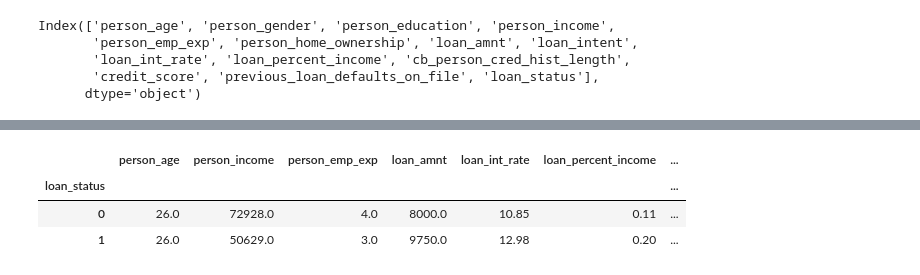
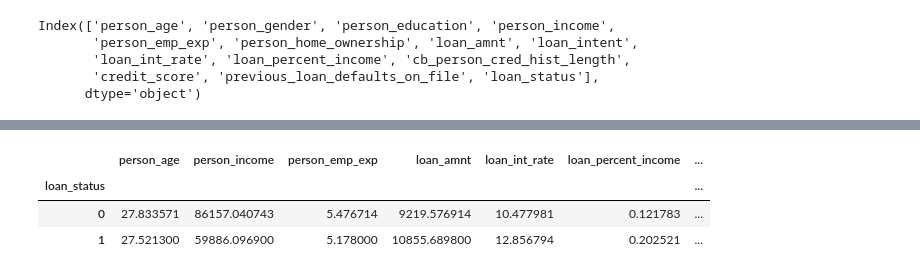
Before and after one commit to zhou1126/Marquette_teaching_finance, a Jupyter notebook: class3_loan_approval_classification.ipynb, the cells around one changed output, grey strips where cells are left out. Cells and saved outputs as stored; diff of their text form; code cells hidden in the pictures.

```diff
--- a/class3_loan_approval_classification.ipynb
+++ b/class3_loan_approval_classification.ipynb
@@ -27,6 +25,8 @@ import numpy as np # linear algebra
 import pandas as pd # data processing, CSV file I/O (e.g. pd.read_csv)
 import matplotlib.pyplot as plt
 
+# Show all columns when printing the DataFrame
+pd.set_option('display.max_columns', None)
 # Input data files are available in the read-only "../input/" directory
 # For example, running this (by clicking run or pressing Shift+Enter) will list all files under the input directory
 
@@ -80,3 +80,17 @@ Data columns (total 14 columns):
  13  loan_status                     45000 non-null  int64
 dtypes: float64(6), int64(3), object(5)
 memory usage: 4.8+ MB
+# %%
+# Strip whitespace from column names
+df.columns = df.columns.str.strip()
+
+# Identify categorical columns
+categorical_cols = ['person_gender', 'person_education', 'person_home_ownership', 'loan_intent', 'previous_loan_defaults_on_file']
+
+# present all unique values per categorical columns
+for col in categorical_cols:
+    print(f'for column {col}, the unique values are')
+    print(df[col].unique())
+
+# Apply one-hot encoding to categorical columns
+df_encoded = pd.get_dummies(df, columns=categorical_cols, drop_first=True)
@@ -83,11 +123,11 @@ memory usage: 4.8+ MB
 # %%
 # Check numerical data distribution among different loan status
-grouped_averages = df[['person_age', 'person_income', 'person_emp_exp', 'loan_amnt', 'loan_int_rate', 'loan_percent_income', 'cb_person_cred_hist_length', 'credit_score', 'loan_status']].groupby("loan_status").median()
+grouped_averages = df_encoded.groupby("loan_status").mean()
 
 # Display the grouped averages
 grouped_averages.head()
 # %% [output]
 |  | person_age | person_income | person_emp_exp | loan_amnt | loan_int_rate | loan_percent_income | ... |
 | loan_status |  |  |  |  |  |  | ... |
-| 0 | 26.0 | 72928.0 | 4.0 | 8000.0 | 10.85 | 0.11 | ... |
-| 1 | 26.0 | 50629.0 | 3.0 | 9750.0 | 12.98 | 0.20 | ... |
+| 0 | 27.833571 | 86157.040743 | 5.476714 | 9219.576914 | 10.477981 | 0.121783 | ... |
+| 1 | 27.521300 | 59886.096900 | 5.178000 | 10855.689800 | 12.856794 | 0.202521 | ... |
```
Also changed, not shown: parts of 12 cells of this notebook.
